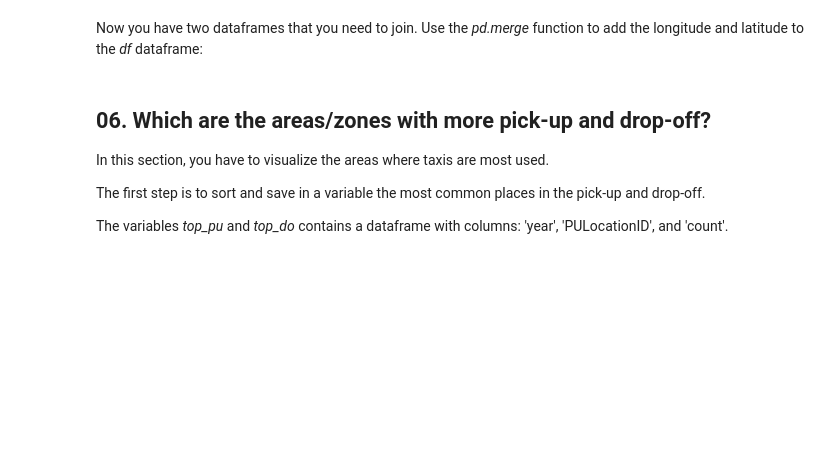
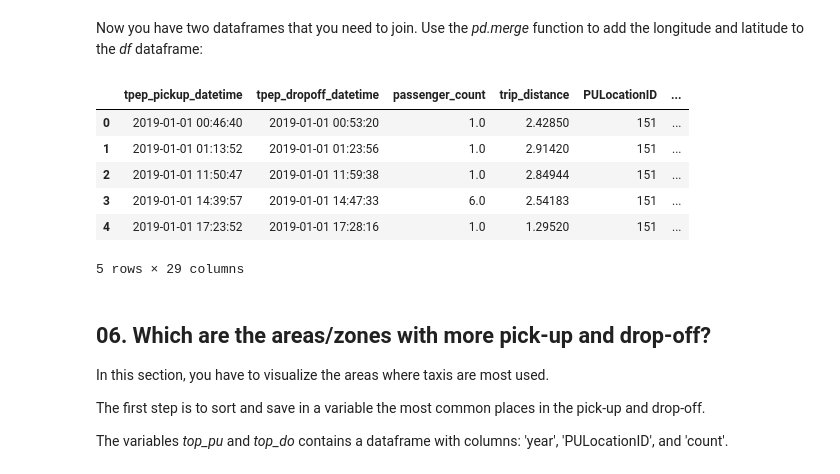
Before and after one commit to pau-torrente/DSUB_p1, a Jupyter notebook: AssignmentCode.ipynb, the cells around one changed output. Saved outputs shown, nothing was run; the diff lists cells and outputs as text; code cells hidden in the pictures; blank space fills up the shorter version.

```diff
--- a/AssignmentCode.ipynb
+++ b/AssignmentCode.ipynb
@@ -670,4 +692,13 @@ draw_zone_map(ax, sf, shp_dic)
 Now you have two dataframes that you need to join. Use the *pd.merge* function to add the longitude and latitude to the *df* dataframe:
 # %%
 # HERE YOUR CODE
-merge = ...
+merge = pd.merge(df, df_loc, left_on = 'PULocationID', right_on = 'LocationID')
+merge.head()
+# %% [output]
+|  | tpep_pickup_datetime | tpep_dropoff_datetime | passenger_count | trip_distance | PULocationID | ... |
+| 0 | 2019-01-01 00:46:40 | 2019-01-01 00:53:20 | 1.0 | 2.42850 | 151 | ... |
+| 1 | 2019-01-01 01:13:52 | 2019-01-01 01:23:56 | 1.0 | 2.91420 | 151 | ... |
+| 2 | 2019-01-01 11:50:47 | 2019-01-01 11:59:38 | 1.0 | 2.84944 | 151 | ... |
+| 3 | 2019-01-01 14:39:57 | 2019-01-01 14:47:33 | 6.0 | 2.54183 | 151 | ... |
+| 4 | 2019-01-01 17:23:52 | 2019-01-01 17:28:16 | 1.0 | 1.29520 | 151 | ... |
+5 rows × 29 columns
```
Also changed, not shown: parts of 26 cells of this notebook.
